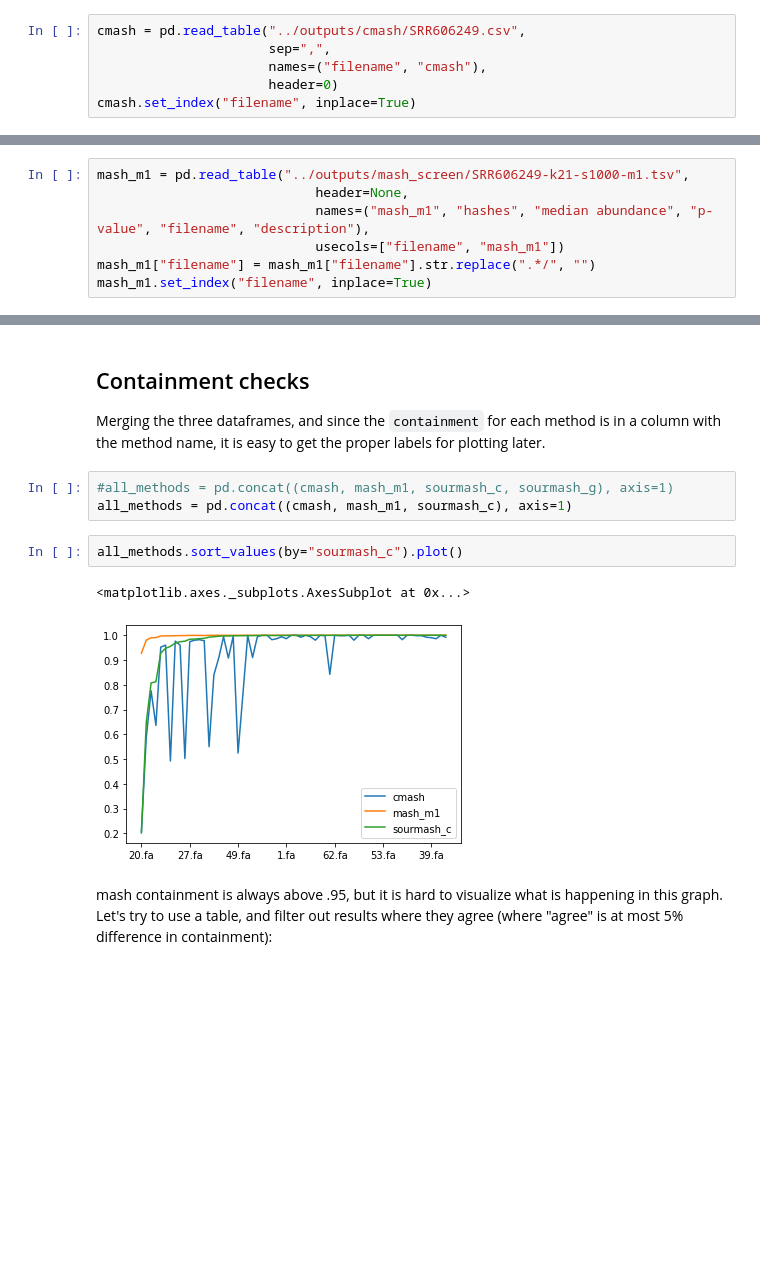
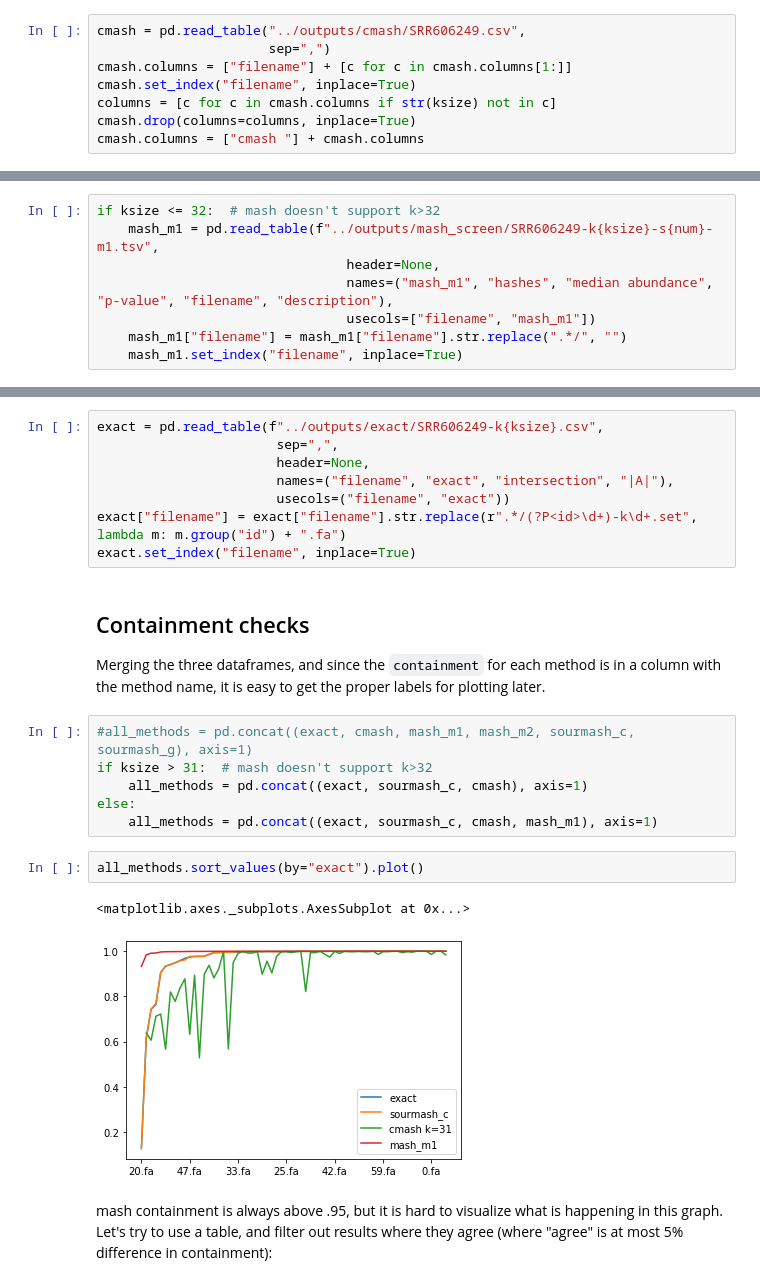
Before and after one commit to luizirber/phd, a Jupyter notebook: experiments/smol_gather/notebooks/analysis.ipynb, the cells around one changed output, grey strips where cells are left out. Cells and saved outputs as stored; diff of their text form; blank space fills up the shorter version.

Commit message:
exact

```diff
--- a/experiments/smol_gather/notebooks/analysis.ipynb
+++ b/experiments/smol_gather/notebooks/analysis.ipynb
@@ -36,10 +41,12 @@ sourmash_c.set_index("filename", inplace=True)
 CMash outputs the filename and containment for each match.
 # %%
 cmash = pd.read_table("../outputs/cmash/SRR606249.csv",
-                      sep=",",
-                      names=("filename", "cmash"),
-                      header=0)
+                      sep=",")
+cmash.columns = ["filename"] + [c for c in cmash.columns[1:]]
 cmash.set_index("filename", inplace=True)
+columns = [c for c in cmash.columns if str(ksize) not in c]
+cmash.drop(columns=columns, inplace=True)
+cmash.columns = ["cmash "] + cmash.columns
 # %% [markdown]
 ### mash
 
@@ -56,10 +64,11 @@ mash_m2.set_index("filename", inplace=True)
 # %%
-mash_m1 = pd.read_table("../outputs/mash_screen/SRR606249-k21-s1000-m1.tsv",
-                            header=None,
-                            names=("mash_m1", "hashes", "median abundance", "p-value", "filename", "description"),
-                            usecols=["filename", "mash_m1"])
-mash_m1["filename"] = mash_m1["filename"].str.replace(".*/", "")
-mash_m1.set_index("filename", inplace=True)
+if ksize <= 32:  # mash doesn't support k>32
+    mash_m1 = pd.read_table(f"../outputs/mash_screen/SRR606249-k{ksize}-s{num}-m1.tsv",
+                                header=None,
+                                names=("mash_m1", "hashes", "median abundance", "p-value", "filename", "description"),
+                                usecols=["filename", "mash_m1"])
+    mash_m1["filename"] = mash_m1["filename"].str.replace(".*/", "")
+    mash_m1.set_index("filename", inplace=True)
 # %% [markdown]
 If we plot a histogram of the differences we see that most results agree (on the containment measure), so using `-m 1` from now on (which also matches the default sourmash and CMash behavior).
 # %%
@@ -71,15 +82,26 @@ with pd.option_context('display.max_rows', None):
+# %%
+exact = pd.read_table(f"../outputs/exact/SRR606249-k{ksize}.csv",
+                       sep=",",
+                       header=None,
+                       names=("filename", "exact", "intersection", "|A|"),
+                       usecols=("filename", "exact"))
+exact["filename"] = exact["filename"].str.replace(r".*/(?P<id>\d+)-k\d+.set", lambda m: m.group("id") + ".fa")
+exact.set_index("filename", inplace=True)
 # %% [markdown]
 ## Containment checks
 
 Merging the three dataframes, and since the `containment` for each method is in a column with the method name, it is easy to get the proper labels for plotting later.
 # %%
-#all_methods = pd.concat((cmash, mash_m1, sourmash_c, sourmash_g), axis=1)
-all_methods = pd.concat((cmash, mash_m1, sourmash_c), axis=1)
+#all_methods = pd.concat((exact, cmash, mash_m1, mash_m2, sourmash_c, sourmash_g), axis=1)
+if ksize > 31:  # mash doesn't support k>32
+    all_methods = pd.concat((exact, sourmash_c, cmash), axis=1)
+else:
+    all_methods = pd.concat((exact, sourmash_c, cmash, mash_m1), axis=1)
 # %%
-all_methods.sort_values(by="sourmash_c").plot()
+all_methods.sort_values(by="exact").plot()
 # %% [output]
 <matplotlib.axes._subplots.AxesSubplot at 0x...>
-[figure, old version]
+[figure, new version]
 # %% [markdown]
 mash containment is always above .95, but it is hard to visualize what is happening in this graph. Let's try to use a table, and filter out results where they agree (where "agree" is at most 5% difference in containment):
 # %%
```
Also changed, not shown: parts of 13 cells of this notebook, 20 other files.
